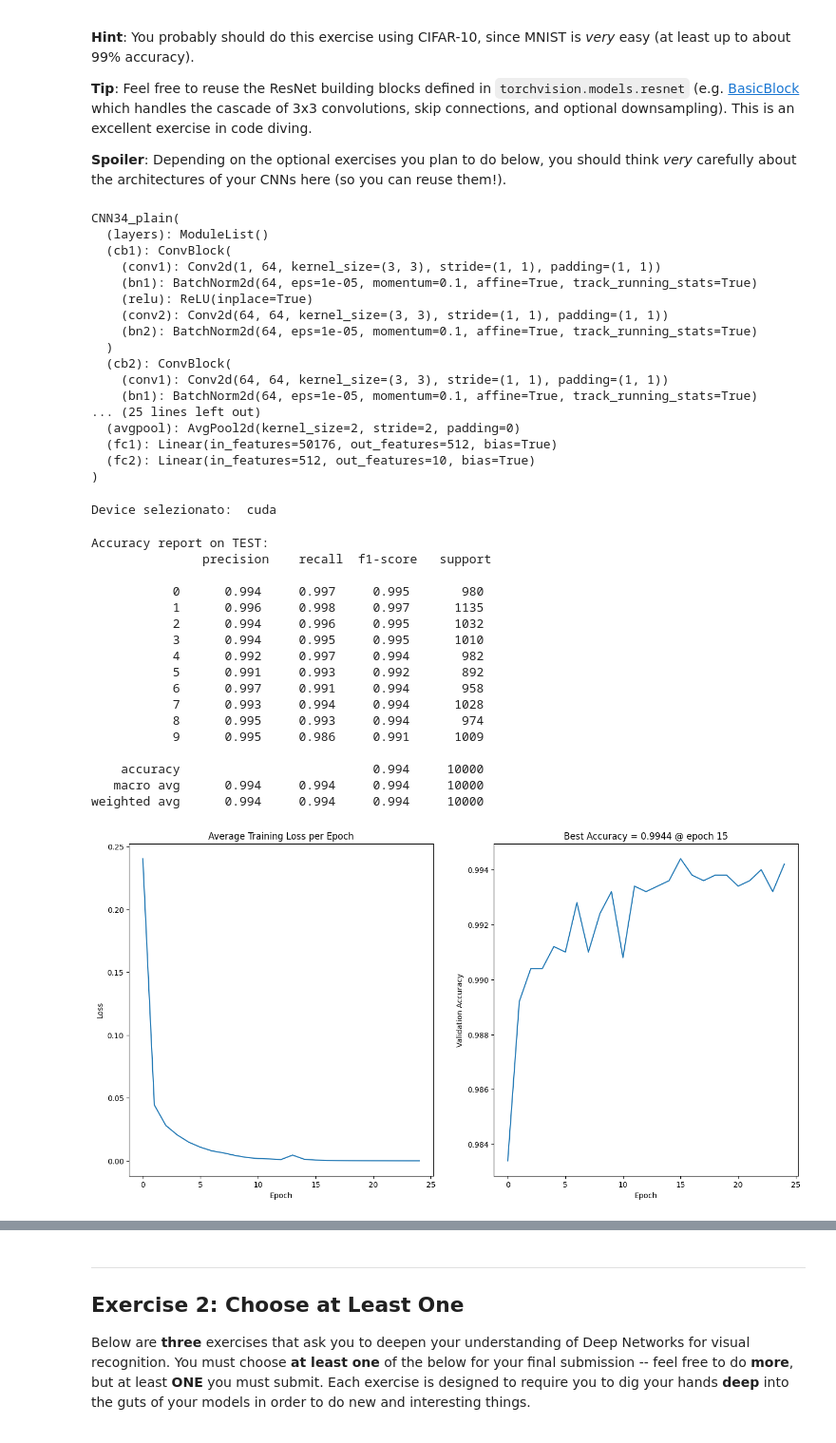
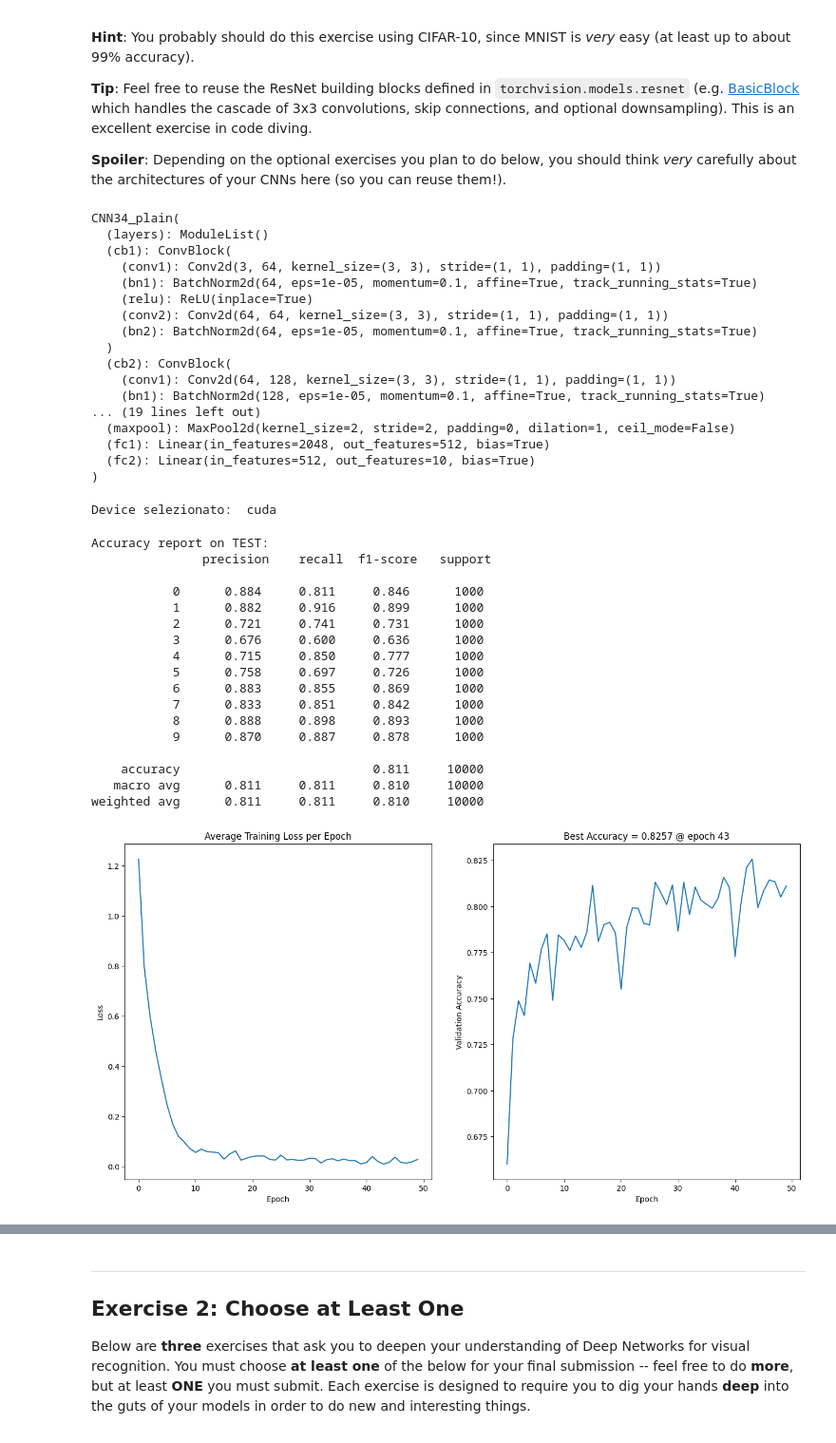
Before and after one commit to Riccardo1451/DLA-LAB, a Jupyter notebook: Lab1-CNNs.ipynb, the cells around one changed output, grey strips where cells are left out. Shown: that part at 95% size. Saved outputs shown, nothing was run; the diff lists cells and outputs as text; code cells hidden in the pictures.

```diff
--- a/Lab1-CNNs.ipynb
+++ b/Lab1-CNNs.ipynb
@@ -416,7 +416,6 @@ class ConvBlock(nn.Module):
     def __init__(self, in_features ,out_features):
         super().__init__()
 
-        #Create the 2 3x3 Convolutions
 
         #First convolutional block
         self.conv1 = nn.Conv2d(in_channels= in_features , out_channels=out_features, kernel_size=3, stride=1, padding=1)
@@ -434,11 +433,11 @@ class ConvBlock(nn.Module):
     def forward(self, x):
         x = self.conv1(x)
         x = self.bn1(x)
-        x = self.relu(x)
+        x = F.relu(x)
 
         x = self.conv2(x)
         x = self.bn2(x)
-        x = self.relu(x)
+        x = F.relu(x)
 
 
 
@@ -483,75 +478,81 @@ class CNN34_plain(nn.Module):
 
         return x
 # %%
-myCNN = CNN34_plain()
+myCNN = CNNplain()
 myCNN
 # %% [output]
 CNN34_plain(
   (layers): ModuleList()
   (cb1): ConvBlock(
-    (conv1): Conv2d(1, 64, kernel_size=(3, 3), stride=(1, 1), padding=(1, 1))
+    (conv1): Conv2d(3, 64, kernel_size=(3, 3), stride=(1, 1), padding=(1, 1))
     (bn1): BatchNorm2d(64, eps=1e-05, momentum=0.1, affine=True, track_running_stats=True)
     (relu): ReLU(inplace=True)
     (conv2): Conv2d(64, 64, kernel_size=(3, 3), stride=(1, 1), padding=(1, 1))
     (bn2): BatchNorm2d(64, eps=1e-05, momentum=0.1, affine=True, track_running_stats=True)
   )
   (cb2): ConvBlock(
-    (conv1): Conv2d(64, 64, kernel_size=(3, 3), stride=(1, 1), padding=(1, 1))
-    (bn1): BatchNorm2d(64, eps=1e-05, momentum=0.1, affine=True, track_running_stats=True)
-... (25 lines left out)
-  (avgpool): AvgPool2d(kernel_size=2, stride=2, padding=0)
-  (fc1): Linear(in_features=50176, out_features=512, bias=True)
+    (conv1): Conv2d(64, 128, kernel_size=(3, 3), stride=(1, 1), padding=(1, 1))
+    (bn1): BatchNorm2d(128, eps=1e-05, momentum=0.1, affine=True, track_running_stats=True)
+... (19 lines left out)
+  (maxpool): MaxPool2d(kernel_size=2, stride=2, padding=0, dilation=1, ceil_mode=False)
+  (fc1): Linear(in_features=2048, out_features=512, bias=True)
   (fc2): Linear(in_features=512, out_features=10, bias=True)
 )
 # %%
 # Training hyperparameters.
 device = 'cuda' if torch.cuda.is_available else 'cpu'
 print("Device selezionato: ",device)
-epochs = 25
-lr = 0.00001
+epochs = 50
+lr = 0.0001
 batch_size = 128
 
 # Architecture hyperparameters.
 input_size = 28*28
 width = 16
 depth = 2
 
 # Dataloaders.
-dl_train = torch.utils.data.DataLoader(ds_train, batch_size, shuffle=True, num_workers=4)
-dl_val   = torch.utils.data.DataLoader(ds_val, batch_size, num_workers=4)
-dl_test  = torch.utils.data.DataLoader(ds_test, batch_size, shuffle=True, num_workers=4)
+# dl_train = torch.utils.data.DataLoader(ds_train, batch_size, shuffle=True, num_workers=4)
+# dl_val   = torch.utils.data.DataLoader(ds_val, batch_size, num_workers=4)
+# dl_test  = torch.utils.data.DataLoader(ds_test, batch_size, shuffle=True, num_workers=4)
+
+#Lets try with CIFAR10
+
+dl_train = torch.utils.data.DataLoader(trainset, batch_size, shuffle = True, num_workers= 8)
+dl_val = torch.utils.data.DataLoader(validationset, batch_size, num_workers= 8)
+dl_test = torch.utils.data.DataLoader(testset, batch_size, shuffle = True, num_workers= 8)
 
 # Instantiate model and optimizer.
-model_mlp = CNN34_plain().to(device)
+model_mlp = CNNplain().to(device)
 opt = torch.optim.Adam(params=model_mlp.parameters(), lr=lr)
 
 # Training loop.
 losses_and_accs = []
 for epoch in range(epochs):
     loss = train_epoch(model_mlp, dl_train, opt, epoch, device=device)
     (val_acc, _) = evaluate_model(model_mlp, dl_val, device=device)
     losses_and_accs.append((loss, val_acc))
 
 # And finally plot the curves.
 plot_validation_curves(losses_and_accs)
 print(f'Accuracy report on TEST:\n {evaluate_model(model_mlp, dl_test, device=device)[1]}')
 # %% [output]
 Device selezionato:  cuda
 Accuracy report on TEST:
                precision    recall  f1-score   support
 
-           0      0.994     0.997     0.995       980
-           1      0.996     0.998     0.997      1135
-           2      0.994     0.996     0.995      1032
-           3      0.994     0.995     0.995      1010
-           4      0.992     0.997     0.994       982
-           5      0.991     0.993     0.992       892
-           6      0.997     0.991     0.994       958
-           7      0.993     0.994     0.994      1028
-           8      0.995     0.993     0.994       974
-           9      0.995     0.986     0.991      1009
+           0      0.884     0.811     0.846      1000
+           1      0.882     0.916     0.899      1000
+           2      0.721     0.741     0.731      1000
+           3      0.676     0.600     0.636      1000
+           4      0.715     0.850     0.777      1000
+           5      0.758     0.697     0.726      1000
+           6      0.883     0.855     0.869      1000
+           7      0.833     0.851     0.842      1000
+           8      0.888     0.898     0.893      1000
+           9      0.870     0.887     0.878      1000
 
-    accuracy                          0.994     10000
-   macro avg      0.994     0.994     0.994     10000
-weighted avg      0.994     0.994     0.994     10000
+    accuracy                          0.811     10000
+   macro avg      0.811     0.811     0.810     10000
+weighted avg      0.811     0.811     0.810     10000
-[figure, old version]
+[figure, new version]
```
Also changed, not shown: parts of 4 cells of this notebook.
